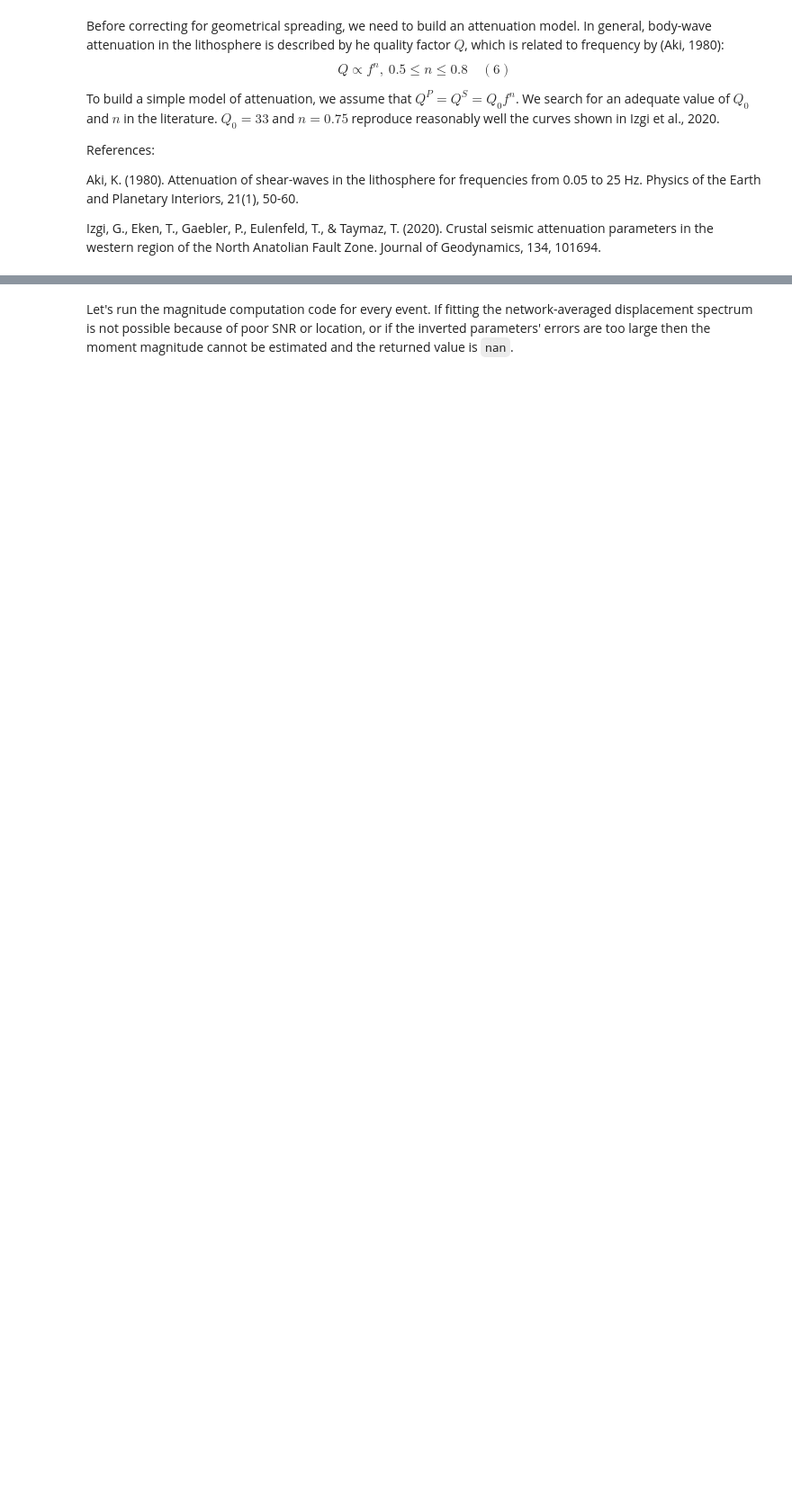
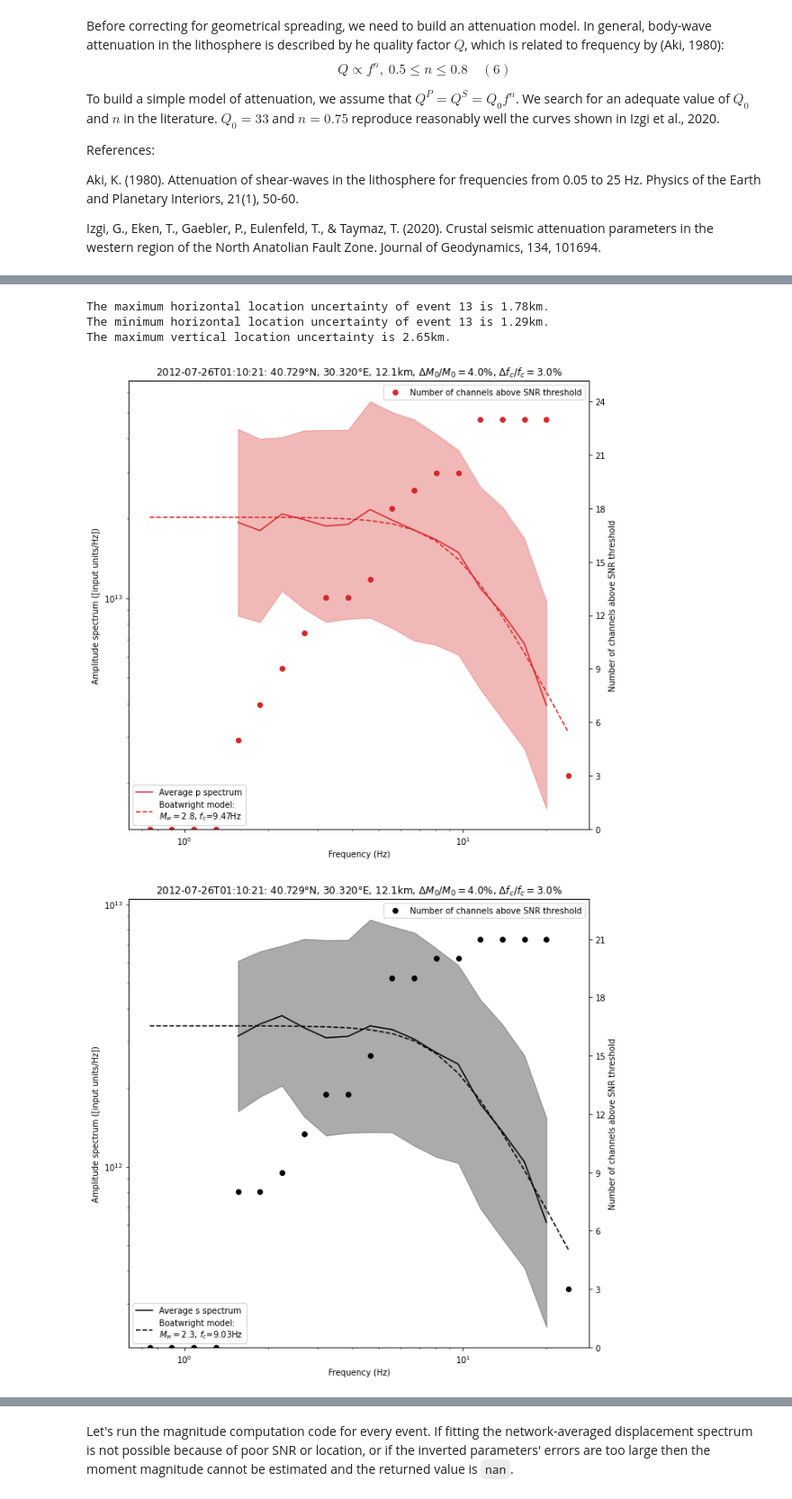
Before and after one commit to ebeauce/Seismic_BPMF, a Jupyter notebook: tutorial/notebooks/10_magnitudes.ipynb, the cells around one changed output, grey strips where cells are left out. Shown at 90% size. Saved outputs shown, nothing was run; the diff lists cells and outputs as text; code cells hidden in the pictures; blank space fills up the shorter version.

```diff
--- a/tutorial/notebooks/10_magnitudes.ipynb
+++ b/tutorial/notebooks/10_magnitudes.ipynb
@@ -355,0 +465,10 @@ The P-S averaged moment magnitude is 2.98 +/- 0.03
+# %%
+EVENT_IDX = 13
+event = events[EVENT_IDX]
+print(f"The maximum horizontal location uncertainty of event {EVENT_IDX} is {event.hmax_unc:.2f}km.")
+print(f"The minimum horizontal location uncertainty of event {EVENT_IDX} is {event.hmin_unc:.2f}km.")
+print(f"The maximum vertical location uncertainty is {event.vmax_unc:.2f}km.")
+# %% [output]
+The maximum horizontal location uncertainty of event 13 is 1.78km.
+The minimum horizontal location uncertainty of event 13 is 1.29km.
+The maximum vertical location uncertainty is 2.65km.
@@ -355,0 +533,66 @@ The P-S averaged moment magnitude is 2.98 +/- 0.03
+# %%
+# -----------------------------------------
+# now, compute multi-band displacement spectra
+# -----------------------------------------
+spectrum = BPMF.spectrum.Spectrum(event=event)
+spectrum.set_frequency_bands(FREQUENCY_BANDS)
+spectrum.compute_multi_band_spectrum(
+    noise.select(component=USED_COMPONENTS), "noise", BUFFER_SEC,
+    dev_mode=True
+)
+spectrum.compute_multi_band_spectrum(
+    s_wave.select(component=USED_COMPONENTS), "s", BUFFER_SEC,
+    dev_mode=True
+)
+spectrum.compute_multi_band_spectrum(
+    p_wave.select(component=USED_COMPONENTS), "p", BUFFER_SEC,
+    dev_mode=True
+)
+
+#       attenuation model
+Q = Q_1HZ * np.power(spectrum.frequencies, N)
+spectrum.set_Q_model(Q, spectrum.frequencies)
+spectrum.compute_correction_factor(
+    RHO_SOURCE_KGM3,
+    RHO_RECEIVER_KGM3,
+    VP_SOURCE_MS,
+    VP_RECEIVER_MS,
+    VS_SOURCE_MS,
+    VS_RECEIVER_MS,
+)
+
+spectrum.set_target_frequencies(
+    CENTER_FREQUENCIES[0],
+    CENTER_FREQUENCIES[-1],
+    NUM_FREQS
+)
+spectrum.resample(spectrum.frequencies, spectrum.phases)
+
+for phase_for_mag in ["p", "s"]:
+    spectrum.compute_signal_to_noise_ratio(phase_for_mag)
+    spectrum.compute_network_average_spectrum(
+        phase_for_mag,
+        SNR_THRESHOLD,
+        min_num_valid_channels_per_freq_bin=MIN_NUM_VALID_CHANNELS_PER_FREQ_BIN,
+        max_relative_distance_err_pct=MAX_RELATIVE_DISTANCE_ERR_PCT,
+    )
+
+    spectrum.fit_average_spectrum(
+        phase_for_mag,
+        model=SPECTRAL_MODEL,
+        min_fraction_valid_points_below_fc=MIN_FRACTION_VALID_POINTS_BELOW_FC,
+        weighted=NUM_CHANNEL_WEIGHTED_FIT,
+    )
+
+    fig = spectrum.plot_average_spectrum(
+        phase_for_mag,
+        plot_fit=True,
+        figname=f"{phase_for_mag}_spectrum_{event.id}",
+        figsize=(10, 10),
+        figtitle=figtitle,
+        plot_std=True,
+        plot_num_valid_channels=True,
+    )
+# %% [output]
+[figure, added]
+[figure, added]
```
Also changed, not shown: parts of 35 cells of this notebook, 1 other file.
